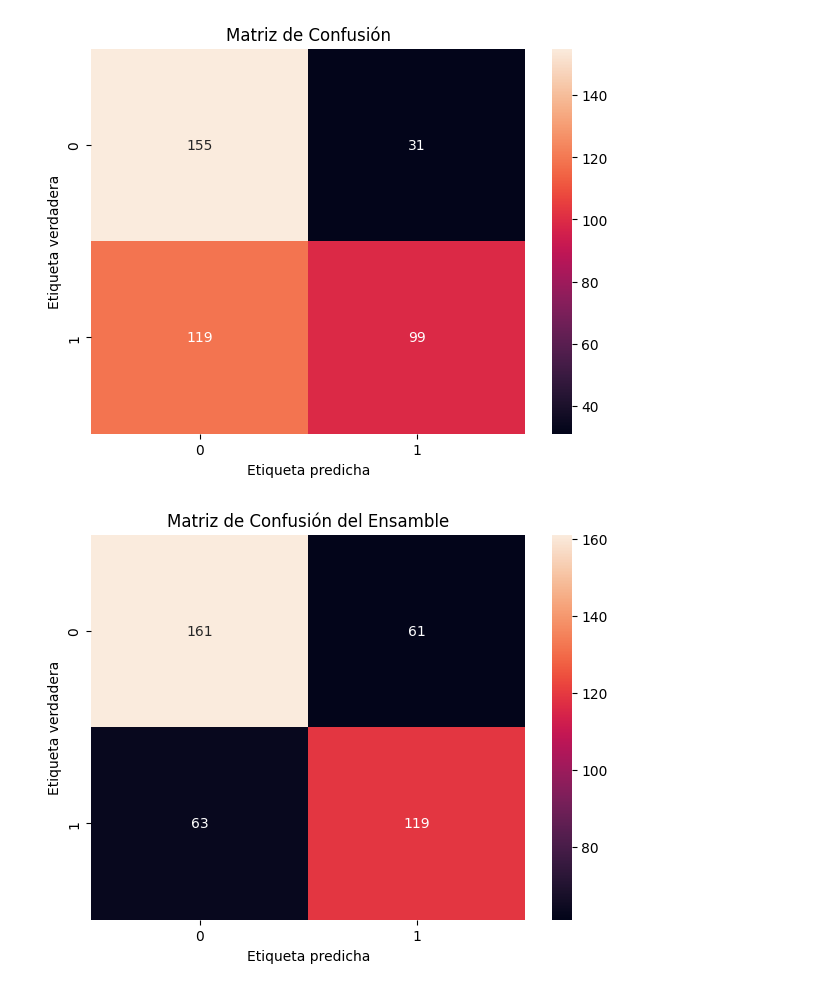
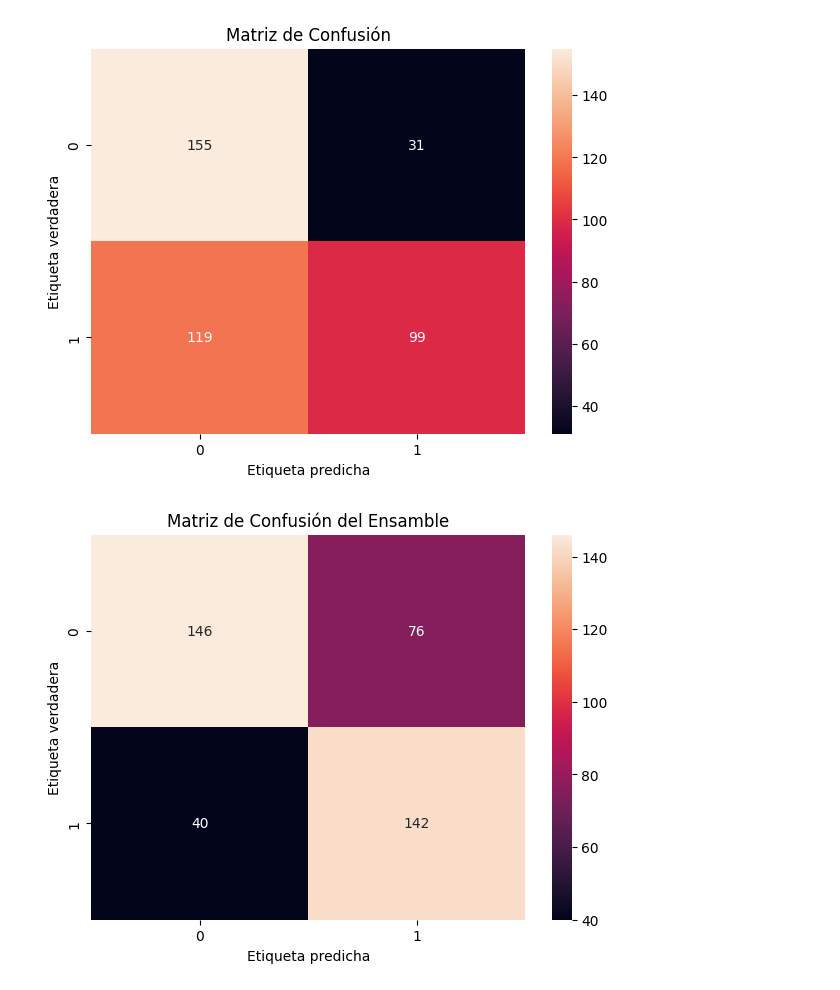
Before and after one commit to PatriciaRoxana/Big-data-lab1, a Jupyter notebook: Laboratorio_2.ipynb, the cells around one changed output. Drawn from its saved outputs; the diff is of its cells as text; code cells hidden in the pictures.

```diff
--- a/Laboratorio_2.ipynb
+++ b/Laboratorio_2.ipynb
@@ -538,6 +538,8 @@ from sklearn.tree import DecisionTreeClassifier
 import matplotlib.pyplot as plt
 import seaborn as sns
 from sklearn.metrics import confusion_matrix
+
+from sklearn.ensemble import RandomForestClassifier
 
 X = df1.drop(columns=['target', 'song_title', 'artist', 'Unnamed: 0','time_signature','loudness','duration_ms','mode','key']) .values #caracteristicas
 y = df1['target'].values  # 'target' es la columna objetivo que deseas predecir
@@ -562,32 +564,39 @@ naive_bayes.fit(X_train, y_train)
 decision_tree = DecisionTreeClassifier(random_state=35)
 decision_tree.fit(X_train, y_train)
 
+random_forest = RandomForestClassifier(n_estimators=100, random_state=42)
+random_forest.fit(X_train, y_train)
+
 # Realizar predicciones
 knn_predictions = knn.predict(X_test)
 svm_predictions = svm.predict(X_test)
 naive_bayes_predictions = naive_bayes.predict(X_test)
 decision_tree_predictions = decision_tree.predict(X_test)
+random_forest_predictions = random_forest.predict(X_test)
 
 # Ensamble con votación mayoritaria
 final_predictions = []
-for k, s, n, dt in zip(knn_predictions, svm_predictions, naive_bayes_predictions, decision_tree_predictions):
+
+for k, s, n, dt, rf in zip(knn_predictions, svm_predictions, naive_bayes_predictions, decision_tree_predictions, random_forest_predictions):
     votes = {0: 0, 1: 0}  # Ajusta esto según el número de clases en tu 'target'
     votes[k] += 1
     votes[s] += 1
     votes[n] += 1
     votes[dt] += 1
+    votes[rf] += 1  # añadir las votaciones del Random Forest
     majority_vote = max(votes, key=votes.get)
     final_predictions.append(majority_vote)
+
 
 # Matriz de confusión
 c = confusion_matrix(y_test, final_predictions)
 
 # Visualizar la matriz de confusión
 plt.figure(figsize=(7,5))
 sns.heatmap(c, annot=True, fmt='g')  # Ajusta los 'xticklabels' y 'yticklabels' si es necesario
 plt.xlabel('Etiqueta predicha')
 plt.ylabel('Etiqueta verdadera')
 plt.title('Matriz de Confusión del Ensamble')
 plt.show()
 # %% [output]
-[figure, old version]
+[figure, new version]
```
